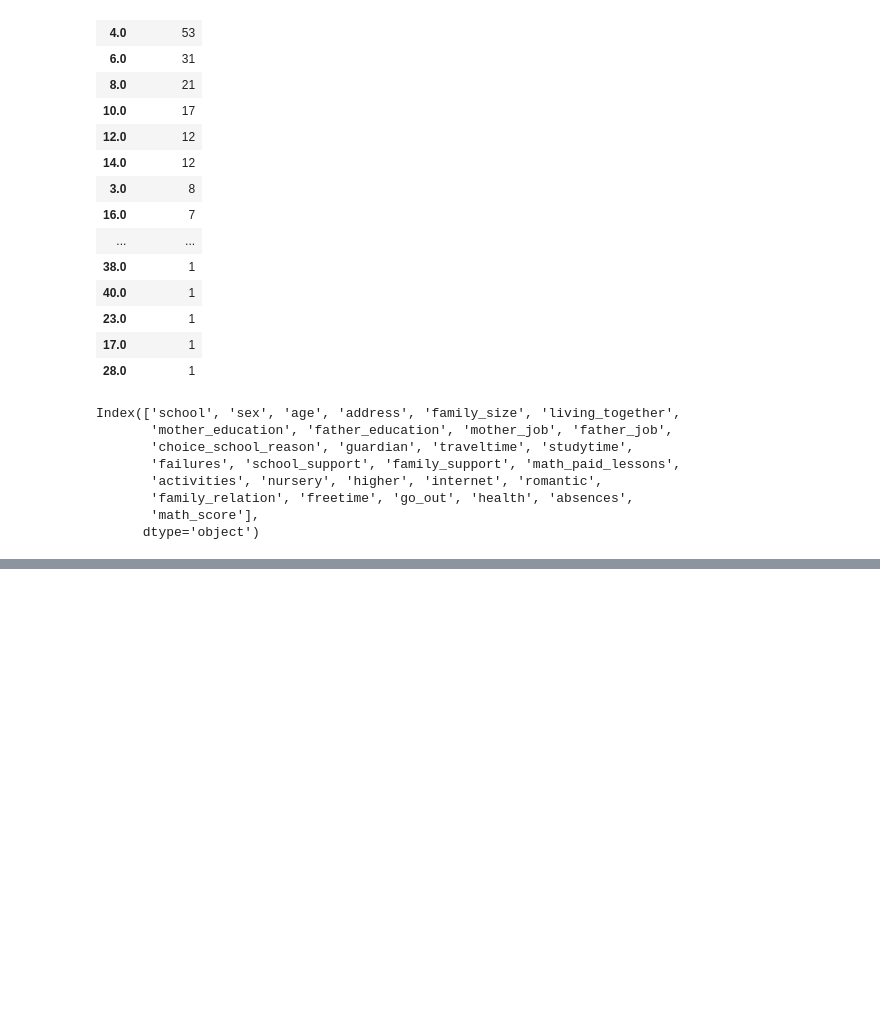
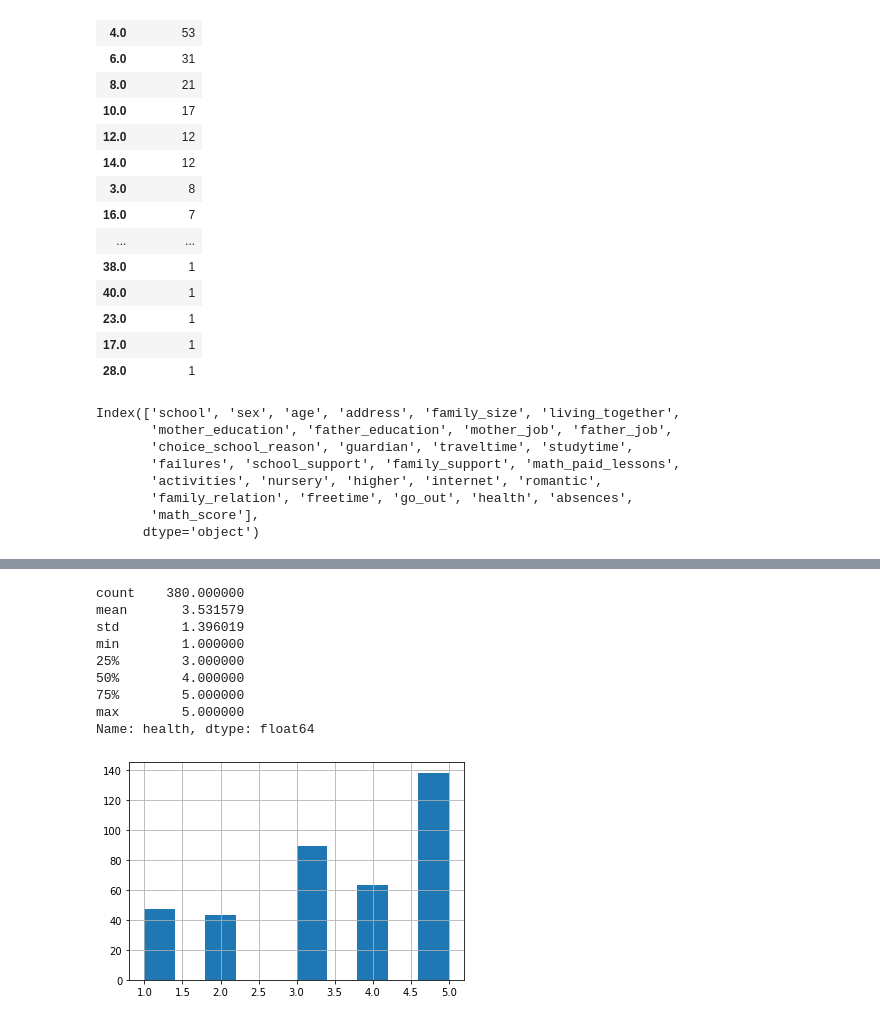
Before and after one commit to nailyatergemes/project2, a Jupyter notebook: project 2 stud math.ipynb, the cells around one changed output, grey strips where cells are left out. Cells and saved outputs as stored; diff of their text form; code cells hidden in the pictures; blank space fills up the shorter version.

```diff
--- a/project 2 stud math.ipynb
+++ b/project 2 stud math.ipynb
@@ -531,0 +503,14 @@ TypeError: argument of type 'int' is not iterable
+# %%
+mat.health.hist()
+mat.health.describe()
+# %% [output]
+count    380.000000
+mean       3.531579
+std        1.396019
+min        1.000000
+25%        3.000000
+50%        4.000000
+75%        5.000000
+max        5.000000
+Name: health, dtype: float64
+[figure, added]
```
Also changed, not shown: parts of 4 cells of this notebook.
